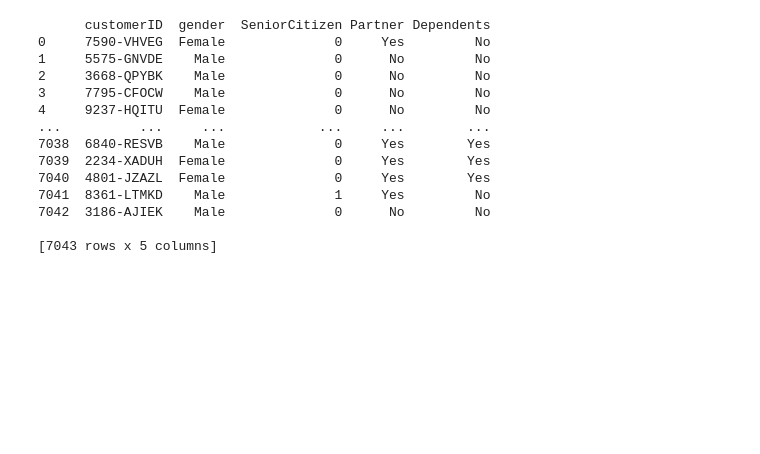
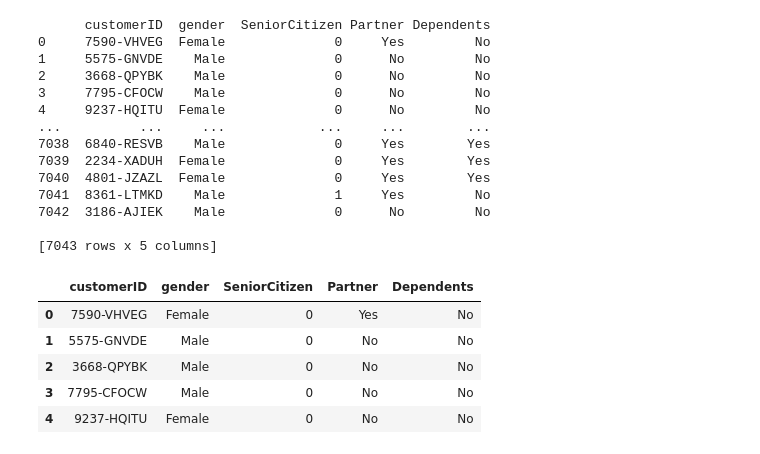
Before and after one commit to luan-albuquerque/Hands-On-EDA-Pandas, a Jupyter notebook: eda_churn.ipynb, the cells around one changed output. Cells and saved outputs as stored; diff of their text form; code cells hidden in the pictures; blank space fills up the shorter version.

```diff
--- a/eda_churn.ipynb
+++ b/eda_churn.ipynb
@@ -21,3 +23,14 @@ print(df_customers)
 7042  3186-AJIEK    Male              0      No         No
 
 [7043 rows x 5 columns]
+# %%
+#Mostra os 5 primeiros registros
+
+df_customers.head(5)
+# %% [output]
+|  | customerID | gender | SeniorCitizen | Partner | Dependents |
+| 0 | 7590-VHVEG | Female | 0 | Yes | No |
+| 1 | 5575-GNVDE | Male | 0 | No | No |
+| 2 | 3668-QPYBK | Male | 0 | No | No |
+| 3 | 7795-CFOCW | Male | 0 | No | No |
+| 4 | 9237-HQITU | Female | 0 | No | No |
```
Also changed, not shown: parts of 32 cells of this notebook.
